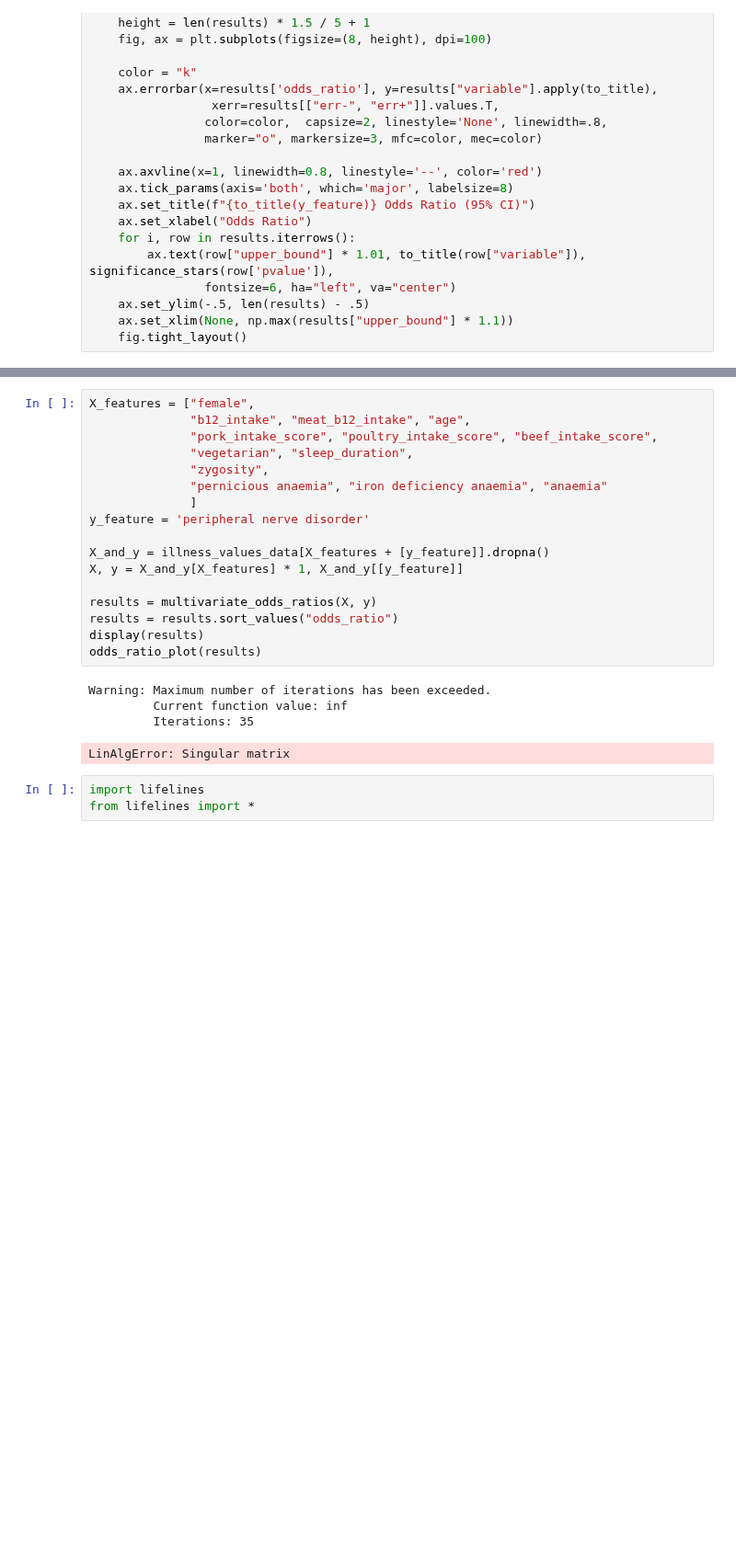
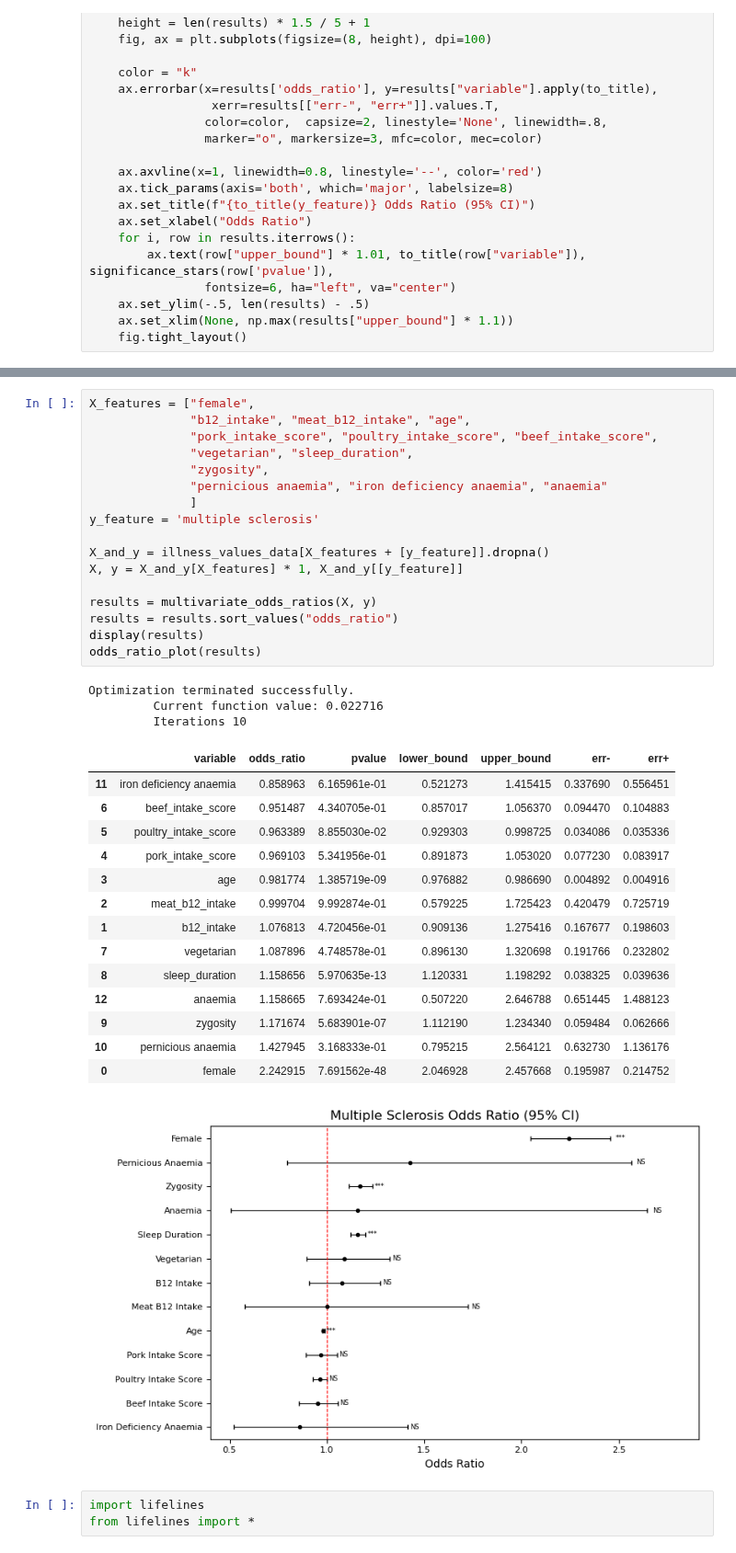
Before and after one commit to cole-khamnei/HLA_genotyping_associations, a Jupyter notebook: notebooks/comorbid_graph.ipynb, the cells around one changed output, grey strips where cells are left out. Shown at 92% size. Saved outputs shown, nothing was run; the diff lists cells and outputs as text; blank space fills up the shorter version.

```diff
--- a/notebooks/comorbid_graph.ipynb
+++ b/notebooks/comorbid_graph.ipynb
@@ -429,25 +507,39 @@ NameError: name 'illness_ages_data' is not defined
 # %%
 X_features = ["female",
               "b12_intake", "meat_b12_intake", "age",
               "pork_intake_score", "poultry_intake_score", "beef_intake_score",
               "vegetarian", "sleep_duration",
               "zygosity",
               "pernicious anaemia", "iron deficiency anaemia", "anaemia"
               ]
-y_feature = 'peripheral nerve disorder'
+y_feature = 'multiple sclerosis'
 
 X_and_y = illness_values_data[X_features + [y_feature]].dropna()
 X, y = X_and_y[X_features] * 1, X_and_y[[y_feature]]
 
 results = multivariate_odds_ratios(X, y)
 results = results.sort_values("odds_ratio")
 display(results)
 odds_ratio_plot(results)
 # %% [output]
-Warning: Maximum number of iterations has been exceeded.
-         Current function value: inf
-         Iterations: 35
+Optimization terminated successfully.
+         Current function value: 0.022716
+         Iterations 10
-LinAlgError: Singular matrix
+|  | variable | odds_ratio | pvalue | lower_bound | upper_bound | err- | err+ |
+| 11 | iron deficiency anaemia | 0.858963 | 6.165961e-01 | 0.521273 | 1.415415 | 0.337690 | 0.556451 |
+| 6 | beef_intake_score | 0.951487 | 4.340705e-01 | 0.857017 | 1.056370 | 0.094470 | 0.104883 |
+| 5 | poultry_intake_score | 0.963389 | 8.855030e-02 | 0.929303 | 0.998725 | 0.034086 | 0.035336 |
+| 4 | pork_intake_score | 0.969103 | 5.341956e-01 | 0.891873 | 1.053020 | 0.077230 | 0.083917 |
+| 3 | age | 0.981774 | 1.385719e-09 | 0.976882 | 0.986690 | 0.004892 | 0.004916 |
+| 2 | meat_b12_intake | 0.999704 | 9.992874e-01 | 0.579225 | 1.725423 | 0.420479 | 0.725719 |
+| 1 | b12_intake | 1.076813 | 4.720456e-01 | 0.909136 | 1.275416 | 0.167677 | 0.198603 |
+| 7 | vegetarian | 1.087896 | 4.748578e-01 | 0.896130 | 1.320698 | 0.191766 | 0.232802 |
+| 8 | sleep_duration | 1.158656 | 5.970635e-13 | 1.120331 | 1.198292 | 0.038325 | 0.039636 |
+| 12 | anaemia | 1.158665 | 7.693424e-01 | 0.507220 | 2.646788 | 0.651445 | 1.488123 |
+| 9 | zygosity | 1.171674 | 5.683901e-07 | 1.112190 | 1.234340 | 0.059484 | 0.062666 |
+| 10 | pernicious anaemia | 1.427945 | 3.168333e-01 | 0.795215 | 2.564121 | 0.632730 | 1.136176 |
+| 0 | female | 2.242915 | 7.691562e-48 | 2.046928 | 2.457668 | 0.195987 | 0.214752 |
+[figure, added]
 # %%
 import lifelines
 from lifelines import *
```
Also changed, not shown: parts of 19 cells of this notebook, 8 other files.
